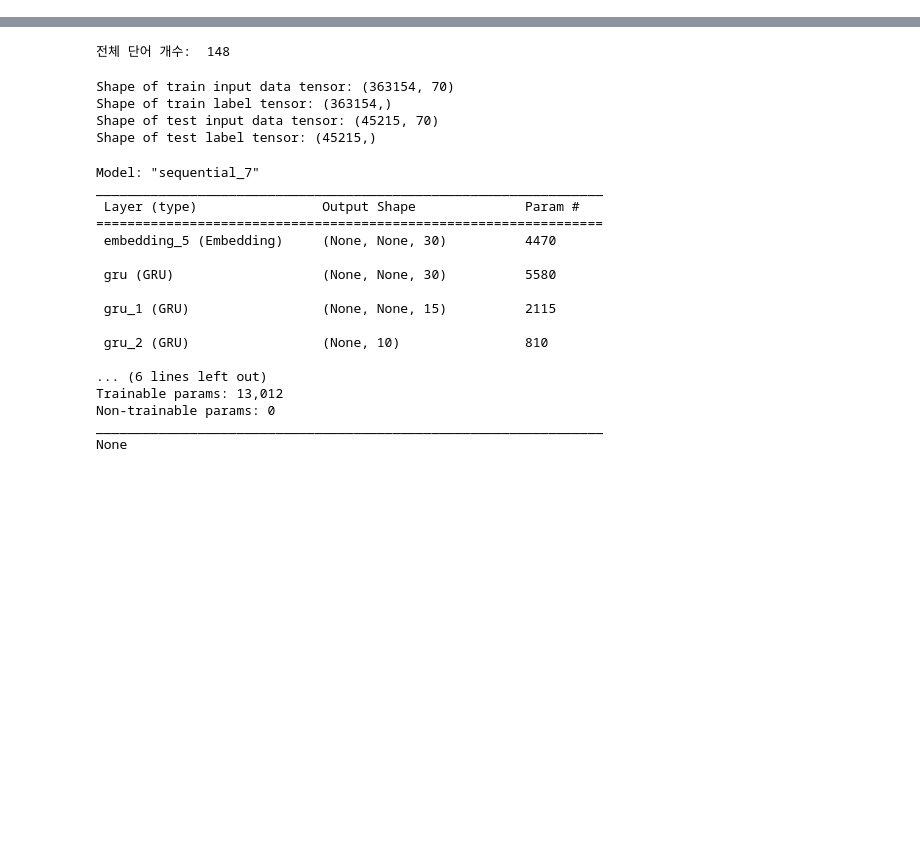
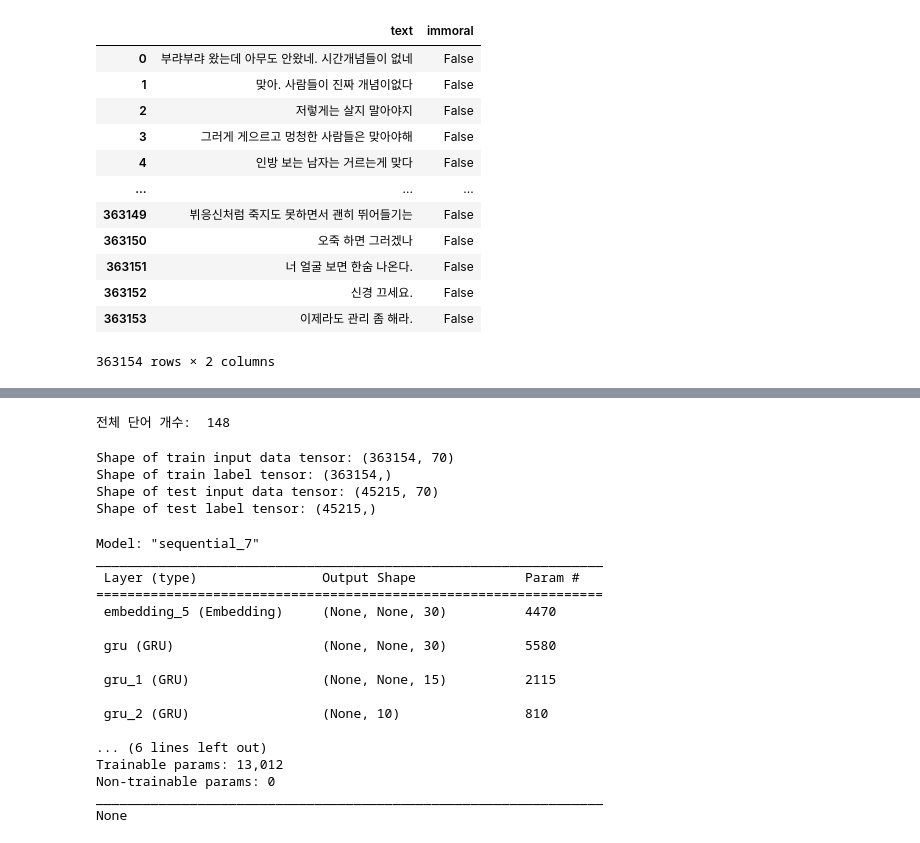
Before and after one commit to minzy213/skkukdt_minzy, a Jupyter notebook: DeepLearning/project.ipynb, the cells around one changed output, grey strips where cells are left out. Drawn from its saved outputs; the diff is of its cells as text; code cells hidden in the pictures; blank space fills up the shorter version.

```diff
--- a/DeepLearning/project.ipynb
+++ b/DeepLearning/project.ipynb
@@ -13,6 +13,7 @@ from tensorflow.keras.preprocessing import sequence
 from tqdm.notebook import tqdm
 import numpy as np
 # %%
+# ai hub train set
 li = []
 for i in range(1, 6):
     with open(r'.\data\train\labled\talksets-train-' + str(i) + '.json') as f:
@@ -25,4 +26,6 @@ for i in range(1, 6):
 
 train = pd.DataFrame(li, columns=['text', 'immoral', 'intensity', 'CENSURE', 'HATE', 'DISCRIMINATION', 'SEXUAL', 'ABUSE', 'VIOLENCE', 'CRIME'])
 train['text'] = train['text'].apply(lambda x : re.sub('#@.+?#', '', x.replace('#@#', '')))
-train
+
+train['immoral'] = (train['SEXUAL'] == True) | (train['ABUSE'] == True)
+train_set = train[['text', 'immoral']]
@@ -43 +32,17 @@ train
+# %%
+train_set
+# %% [output]
+|  | text | immoral |
+| 0 | 부랴부랴 왔는데 아무도 안왔네. 시간개념들이 없네 | False |
+| 1 | 맞아. 사람들이 진짜 개념이없다 | False |
+| 2 | 저렇게는 살지 말아야지 | False |
+| 3 | 그러게 게으르고 멍청한 사람들은 맞아야해 | False |
+| 4 | 인방 보는 남자는 거르는게 맞다 | False |
+| ... | ... | ... |
+| 363149 | 뷔응신처럼 죽지도 못하면서 괜히 뛰어들기는 | False |
+| 363150 | 오죽 하면 그러겠나 | False |
+| 363151 | 너 얼굴 보면 한숨 나온다. | False |
+| 363152 | 신경 끄세요. | False |
+| 363153 | 이제라도 관리 좀 해라. | False |
+363154 rows × 2 columns
 # %%
```
Also changed, not shown: parts of 11 cells of this notebook, 6 other files.
